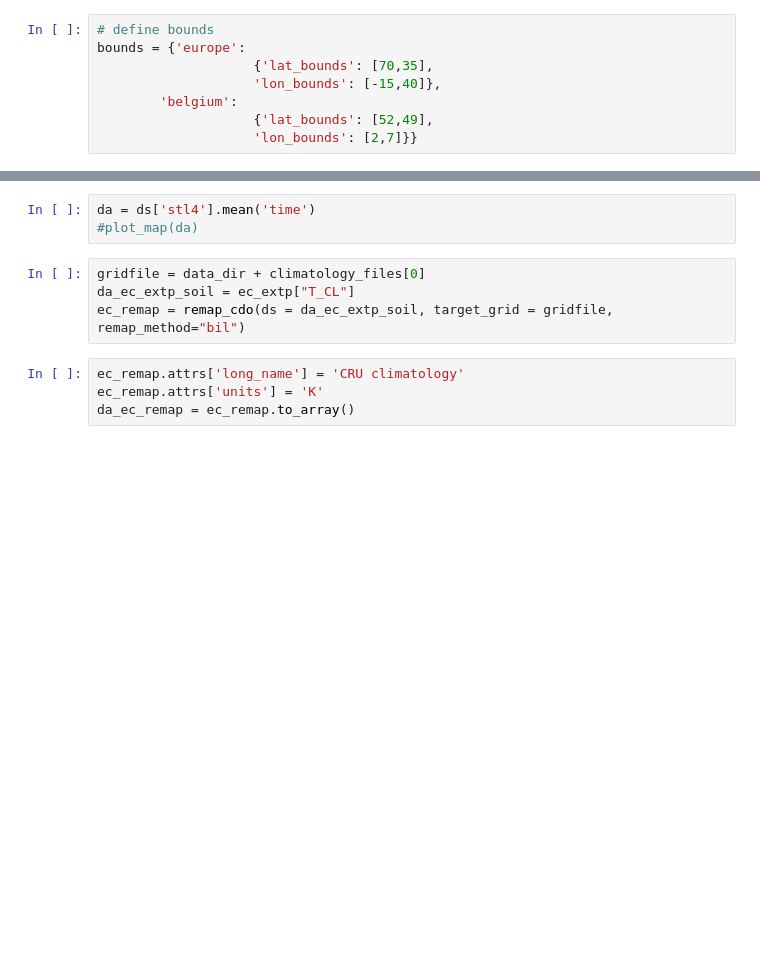
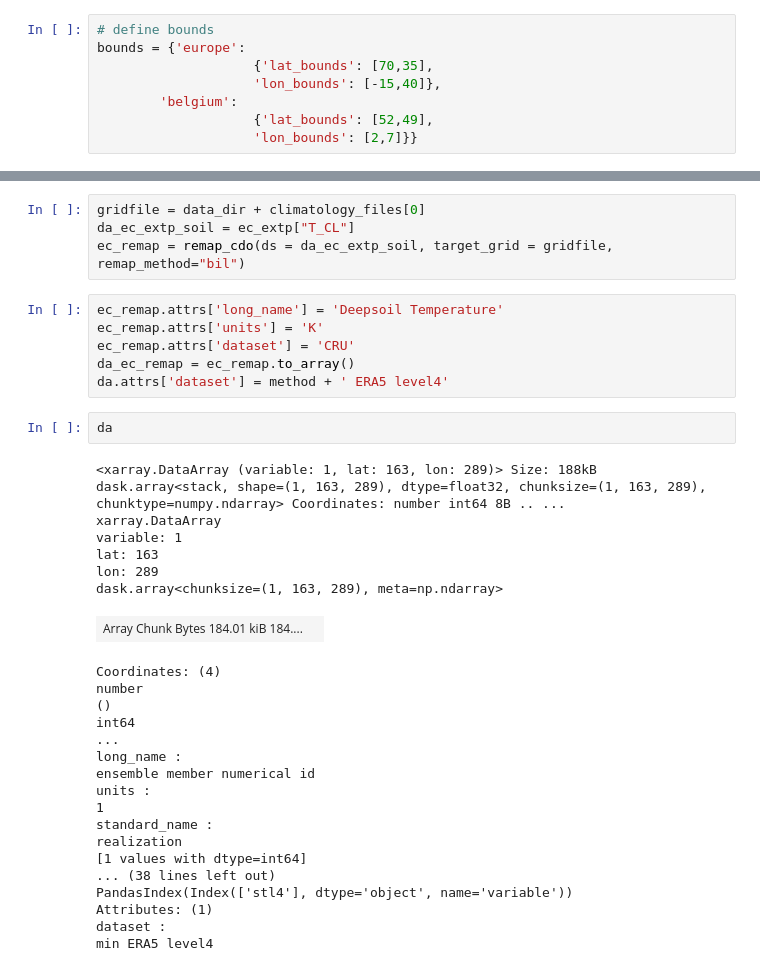
Before and after one commit to CORDEX-be2/ValEnsPy, a Jupyter notebook: evaluation_cclm/Deepsoil/CCLM_eval_era5_climatology.ipynb, the cells around one changed output, grey strips where cells are left out. Drawn from its saved outputs; the diff is of its cells as text; blank space fills up the shorter version.

```diff
--- a/evaluation_cclm/Deepsoil/CCLM_eval_era5_climatology.ipynb
+++ b/evaluation_cclm/Deepsoil/CCLM_eval_era5_climatology.ipynb
@@ -213,11 +160,37 @@ history :
-# %%
-da = ds['stl4'].mean('time')
-#plot_map(da)
 # %%
 gridfile = data_dir + climatology_files[0]
 da_ec_extp_soil = ec_extp["T_CL"]
 ec_remap = remap_cdo(ds = da_ec_extp_soil, target_grid = gridfile, remap_method="bil")
 # %%
-ec_remap.attrs['long_name'] = 'CRU climatology'
+ec_remap.attrs['long_name'] = 'Deepsoil Temperature'
 ec_remap.attrs['units'] = 'K'
+ec_remap.attrs['dataset'] = 'CRU'
 da_ec_remap = ec_remap.to_array()
+da.attrs['dataset'] = method + ' ERA5 level4'
+# %%
+da
+# %% [output]
+<xarray.DataArray (variable: 1, lat: 163, lon: 289)> Size: 188kB dask.array<stack, shape=(1, 163, 289), dtype=float32, chunksize=(1, 163, 289), chunktype=numpy.ndarray> Coordinates: number int64 8B .. ...
+xarray.DataArray
+variable: 1
+lat: 163
+lon: 289
+dask.array<chunksize=(1, 163, 289), meta=np.ndarray>
+| Array Chunk Bytes 184.01 kiB 184.... |  |
+Coordinates: (4)
+number
+()
+int64
+...
+long_name :
+ensemble member numerical id
+units :
+1
+standard_name :
+realization
+[1 values with dtype=int64]
+... (38 lines left out)
+PandasIndex(Index(['stl4'], dtype='object', name='variable'))
+Attributes: (1)
+dataset :
+min ERA5 level4
```
Also changed, not shown: parts of 11 cells of this notebook.
